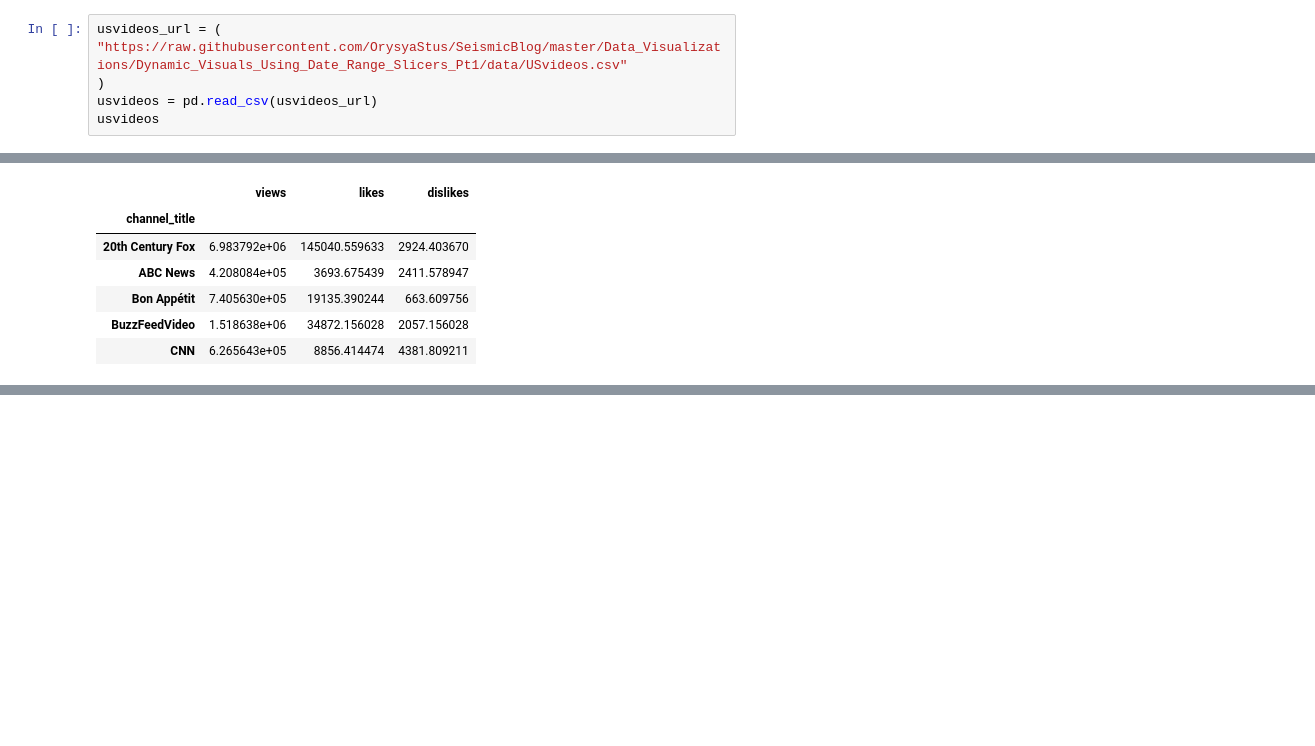
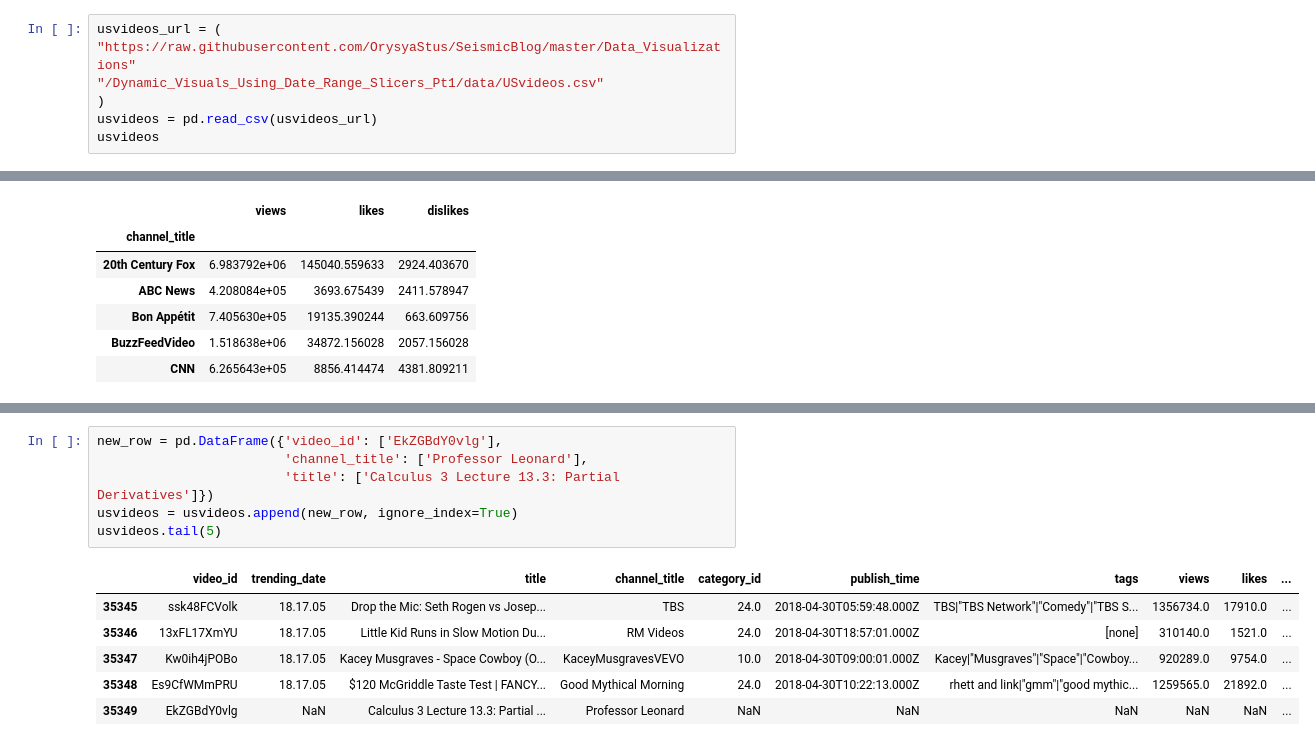
Before and after one commit to stevenkhwun/P4DS, a Jupyter notebook: SQL_in_Python_MediumArticle.ipynb, the cells around one changed output, grey strips where cells are left out. Cells and saved outputs as stored; diff of their text form; blank space fills up the shorter version.

```diff
--- a/SQL_in_Python_MediumArticle.ipynb
+++ b/SQL_in_Python_MediumArticle.ipynb
@@ -9,7 +9,8 @@ import pandas as pd
 import numpy as np
 # %%
 usvideos_url = (
-"https://raw.githubusercontent.com/OrysyaStus/SeismicBlog/master/Data_Visualizations/Dynamic_Visuals_Using_Date_Range_Slicers_Pt1/data/USvideos.csv"
+"https://raw.githubusercontent.com/OrysyaStus/SeismicBlog/master/Data_Visualizations"
+"/Dynamic_Visuals_Using_Date_Range_Slicers_Pt1/data/USvideos.csv"
 )
 usvideos = pd.read_csv(usvideos_url)
 usvideos
@@ -381,0 +393,13 @@ g.head(5)
+# %%
+new_row = pd.DataFrame({'video_id': ['EkZGBdY0vlg'],
+                        'channel_title': ['Professor Leonard'],
+                        'title': ['Calculus 3 Lecture 13.3: Partial Derivatives']})
+usvideos = usvideos.append(new_row, ignore_index=True)
+usvideos.tail(5)
+# %% [output]
+|  | video_id | trending_date | title | channel_title | category_id | publish_time | tags | views | likes | ... |
+| 35345 | ssk48FCVolk | 18.17.05 | Drop the Mic: Seth Rogen vs Josep... | TBS | 24.0 | 2018-04-30T05:59:48.000Z | TBS|"TBS Network"|"Comedy"|"TBS S... | 1356734.0 | 17910.0 | ... |
+| 35346 | 13xFL17XmYU | 18.17.05 | Little Kid Runs in Slow Motion Du... | RM Videos | 24.0 | 2018-04-30T18:57:01.000Z | [none] | 310140.0 | 1521.0 | ... |
+| 35347 | Kw0ih4jPOBo | 18.17.05 | Kacey Musgraves - Space Cowboy (O... | KaceyMusgravesVEVO | 10.0 | 2018-04-30T09:00:01.000Z | Kacey|"Musgraves"|"Space"|"Cowboy... | 920289.0 | 9754.0 | ... |
+| 35348 | Es9CfWMmPRU | 18.17.05 | $120 McGriddle Taste Test | FANCY... | Good Mythical Morning | 24.0 | 2018-04-30T10:22:13.000Z | rhett and link|"gmm"|"good mythic... | 1259565.0 | 21892.0 | ... |
+| 35349 | EkZGBdY0vlg | NaN | Calculus 3 Lecture 13.3: Partial ... | Professor Leonard | NaN | NaN | NaN | NaN | NaN | ... |
```
Also changed, not shown: parts of 4 cells of this notebook.
